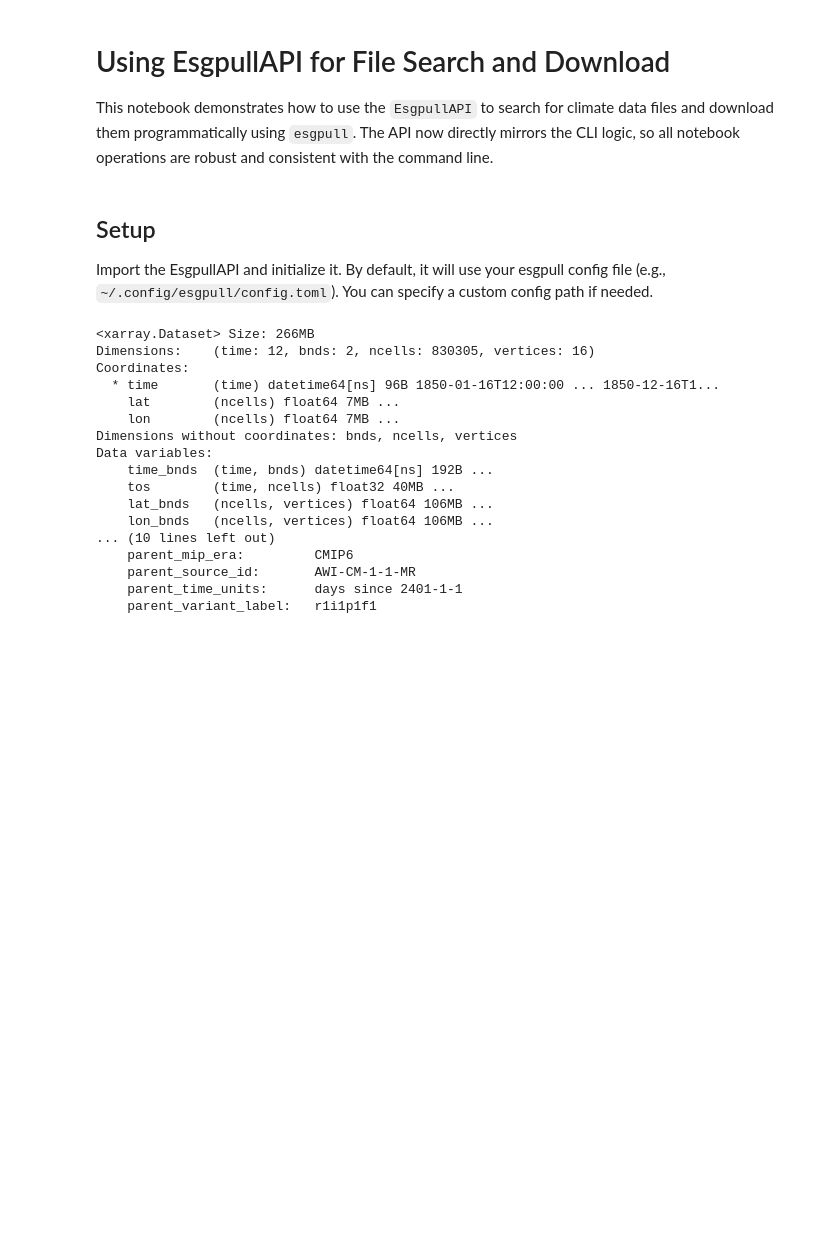
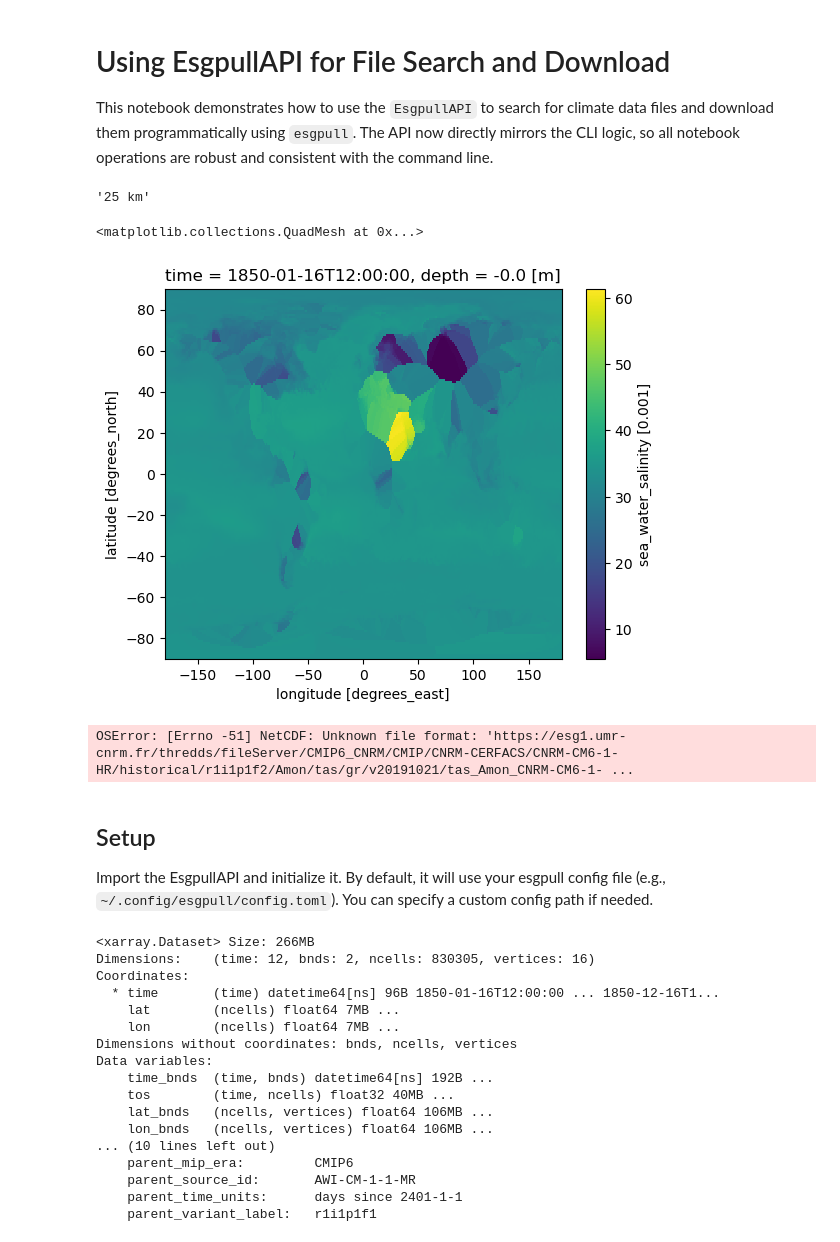
Before and after one commit to orlando-code/esgpulllite, a Jupyter notebook: api_file_search_download.ipynb, the cells around one changed output. Cells and saved outputs as stored; diff of their text form; code cells hidden in the pictures; blank space fills up the shorter version.

```diff
--- a/api_file_search_download.ipynb
+++ b/api_file_search_download.ipynb
@@ -4,0 +10,11 @@ This notebook demonstrates how to use the `EsgpullAPI` to search for climate dat
+# %%
+import xarray as xa
+import xesmf as xe
+import matplotlib.pyplot as plt
+un_ds = xa.open_dataset(
+    "/maps/rt582/data/.esgpull/data/CMIP6/CMIP/AWI/AWI-CM-1-1-MR/historical/r1i1p1f1/Omon/so/gn/v20181218/so_Omon_AWI-CM-1-1-MR_historical_r1i1p1f1_gn_185001-185012.nc", chunks={}
+)
+# %%
+un_ds.attrs['nominal_resolution']
+# %% [output]
+'25 km'
@@ -5,3 +97,14 @@ This notebook demonstrates how to use the `EsgpullAPI` to search for climate dat
+# %%
+out.isel(time=0, depth=0).so.plot()
+# %% [output]
+<matplotlib.collections.QuadMesh at 0x...>
+[figure, added]
+# %%
+xa.open_dataset(
+    "https://esg1.umr-cnrm.fr/thredds/fileServer/CMIP6_CNRM/CMIP/CNRM-CERFACS/CNRM-CM6-1-HR/historical/r1i1p1f2/Amon/tas/gr/v20191021/tas_Amon_CNRM-CM6-1-HR_historical_r1i1p1f2_gr_185001-201412.nc"
+)
+# %% [output]
+OSError: [Errno -51] NetCDF: Unknown file format: 'https://esg1.umr-cnrm.fr/thredds/fileServer/CMIP6_CNRM/CMIP/CNRM-CERFACS/CNRM-CM6-1-HR/historical/r1i1p1f2/Amon/tas/gr/v20191021/tas_Amon_CNRM-CM6-1- ...
 # %% [markdown]
 ## Setup
 
```
Also changed, not shown: parts of 15 cells of this notebook, 1 other file.
